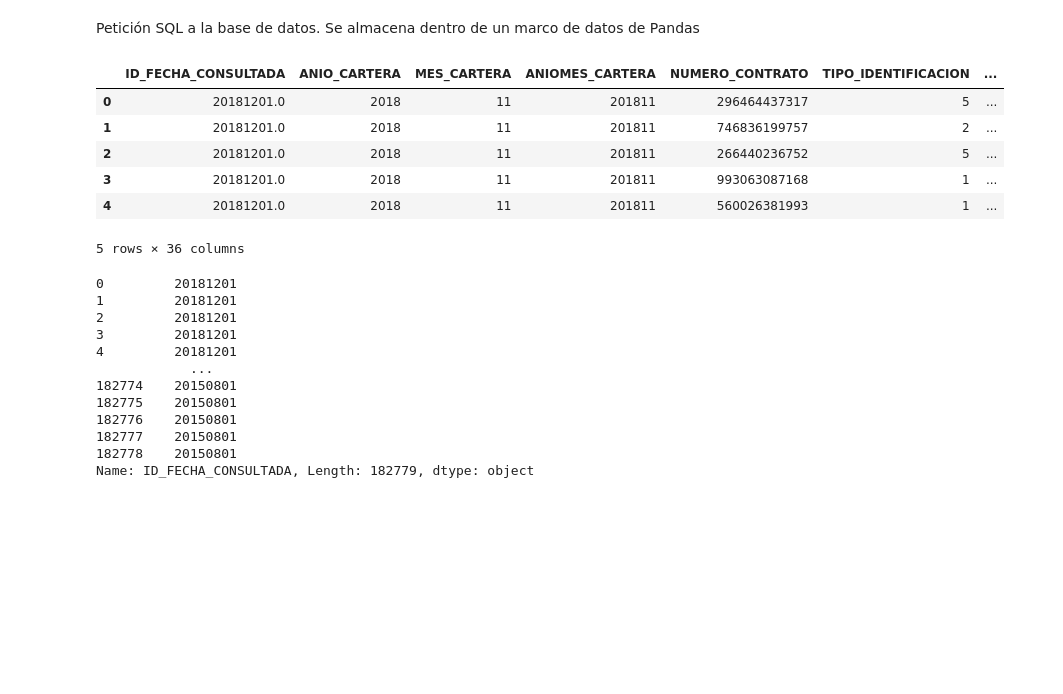
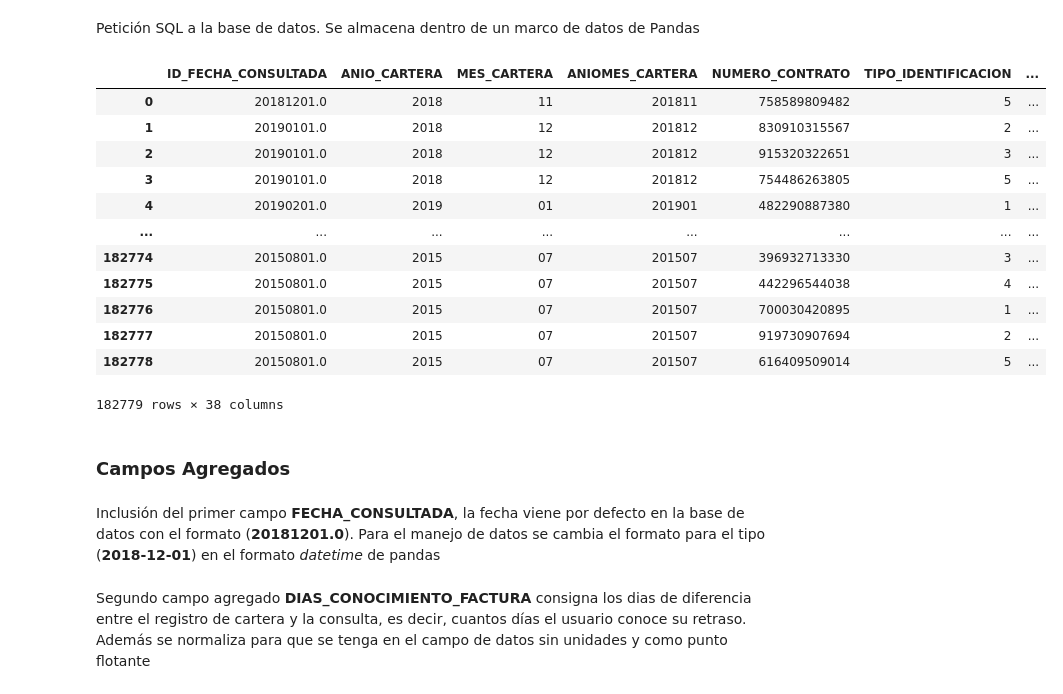
Before and after one commit to jomen93/Cartera, a Jupyter notebook: Modelo.ipynb, the cells around one changed output. Saved outputs shown, nothing was run; the diff lists cells and outputs as text; code cells hidden in the pictures; blank space fills up the shorter version.

```diff
--- a/Modelo.ipynb
+++ b/Modelo.ipynb
@@ -40,27 +47,27 @@ LEFT JOIN DIM_REGION_NATURAL DRN on DIM_GEOGRAFIA.ID_REGION_NATURAL = DRN.ID_REG
 ON HIST_CARTERA.ID_GEOGRAFIA = REGIONES.ID_GEOGRAFIA""")
 
 data = pd.read_sql(sql, cnxn)
-data.head(5)
-# %% [output]
-|  | ID_FECHA_CONSULTADA | ANIO_CARTERA | MES_CARTERA | ANIOMES_CARTERA | NUMERO_CONTRATO | TIPO_IDENTIFICACION | ... |
-| 0 | 20181201.0 | 2018 | 11 | 201811 | 296464437317 | 5 | ... |
-| 1 | 20181201.0 | 2018 | 11 | 201811 | 746836199757 | 2 | ... |
-| 2 | 20181201.0 | 2018 | 11 | 201811 | 266440236752 | 5 | ... |
-| 3 | 20181201.0 | 2018 | 11 | 201811 | 993063087168 | 1 | ... |
-| 4 | 20181201.0 | 2018 | 11 | 201811 | 560026381993 | 1 | ... |
-5 rows × 36 columns
+# %%
+data
+# %% [output]
+|  | ID_FECHA_CONSULTADA | ANIO_CARTERA | MES_CARTERA | ANIOMES_CARTERA | NUMERO_CONTRATO | TIPO_IDENTIFICACION | ... |
+| 0 | 20181201.0 | 2018 | 11 | 201811 | 758589809482 | 5 | ... |
+| 1 | 20190101.0 | 2018 | 12 | 201812 | 830910315567 | 2 | ... |
+| 2 | 20190101.0 | 2018 | 12 | 201812 | 915320322651 | 3 | ... |
+| 3 | 20190101.0 | 2018 | 12 | 201812 | 754486263805 | 5 | ... |
+| 4 | 20190201.0 | 2019 | 01 | 201901 | 482290887380 | 1 | ... |
+| ... | ... | ... | ... | ... | ... | ... | ... |
+| 182774 | 20150801.0 | 2015 | 07 | 201507 | 396932713330 | 3 | ... |
+| 182775 | 20150801.0 | 2015 | 07 | 201507 | 442296544038 | 4 | ... |
+| 182776 | 20150801.0 | 2015 | 07 | 201507 | 700030420895 | 1 | ... |
+| 182777 | 20150801.0 | 2015 | 07 | 201507 | 919730907694 | 2 | ... |
+| 182778 | 20150801.0 | 2015 | 07 | 201507 | 616409509014 | 5 | ... |
+182779 rows × 38 columns
+# %% [markdown]
+### Campos Agregados
+# %% [markdown]
+Inclusión del primer campo __FECHA_CONSULTADA__, la fecha viene por defecto en la base de datos con el formato (__20181201.0__). Para el manejo de datos se cambia el formato para el tipo (__2018-12-01__) en el formato _datetime_ de pandas
 # %%
-data["ID_FECHA_CONSULTADA"].astype("int").astype("str")
+data["FECHA_CONSULTADA"] = pd.to_datetime(data["ID_FECHA_CONSULTADA"].astype("int").astype("str"), format = "%Y-%m-%d")
-# %% [output]
-0         20181201
-1         20181201
-2         20181201
-3         20181201
-4         20181201
-            ...
-182774    20150801
-182775    20150801
-182776    20150801
-182777    20150801
-182778    20150801
-Name: ID_FECHA_CONSULTADA, Length: 182779, dtype: object
+# %% [markdown]
+Segundo campo agregado __DIAS_CONOCIMIENTO_FACTURA__ consigna los dias de diferencia entre el registro de cartera y la consulta, es decir, cuantos días el usuario conoce su retraso. Además se normaliza para que se tenga en el campo de datos sin unidades y como punto flotante
```
Also changed, not shown: parts of 14 cells of this notebook.
